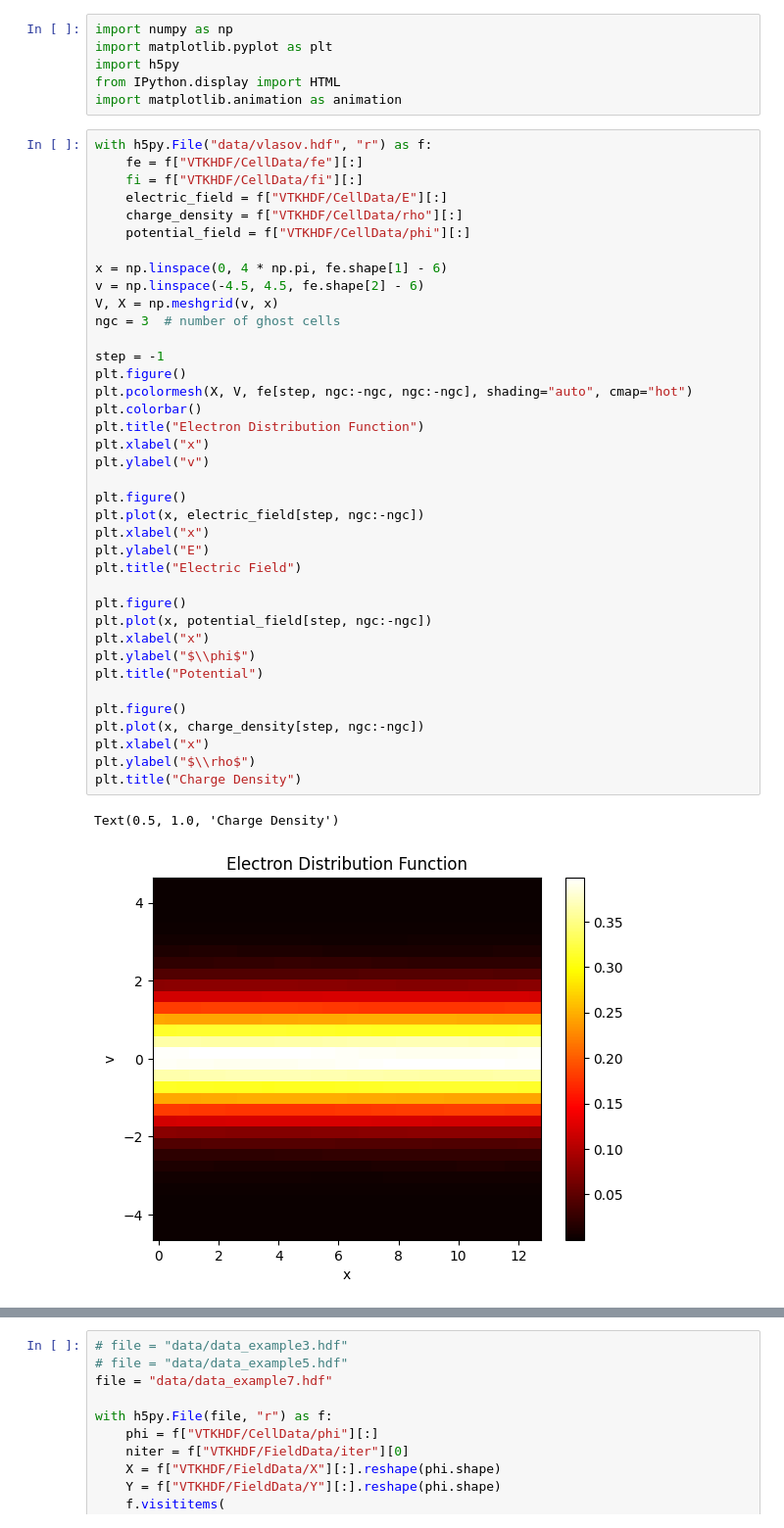
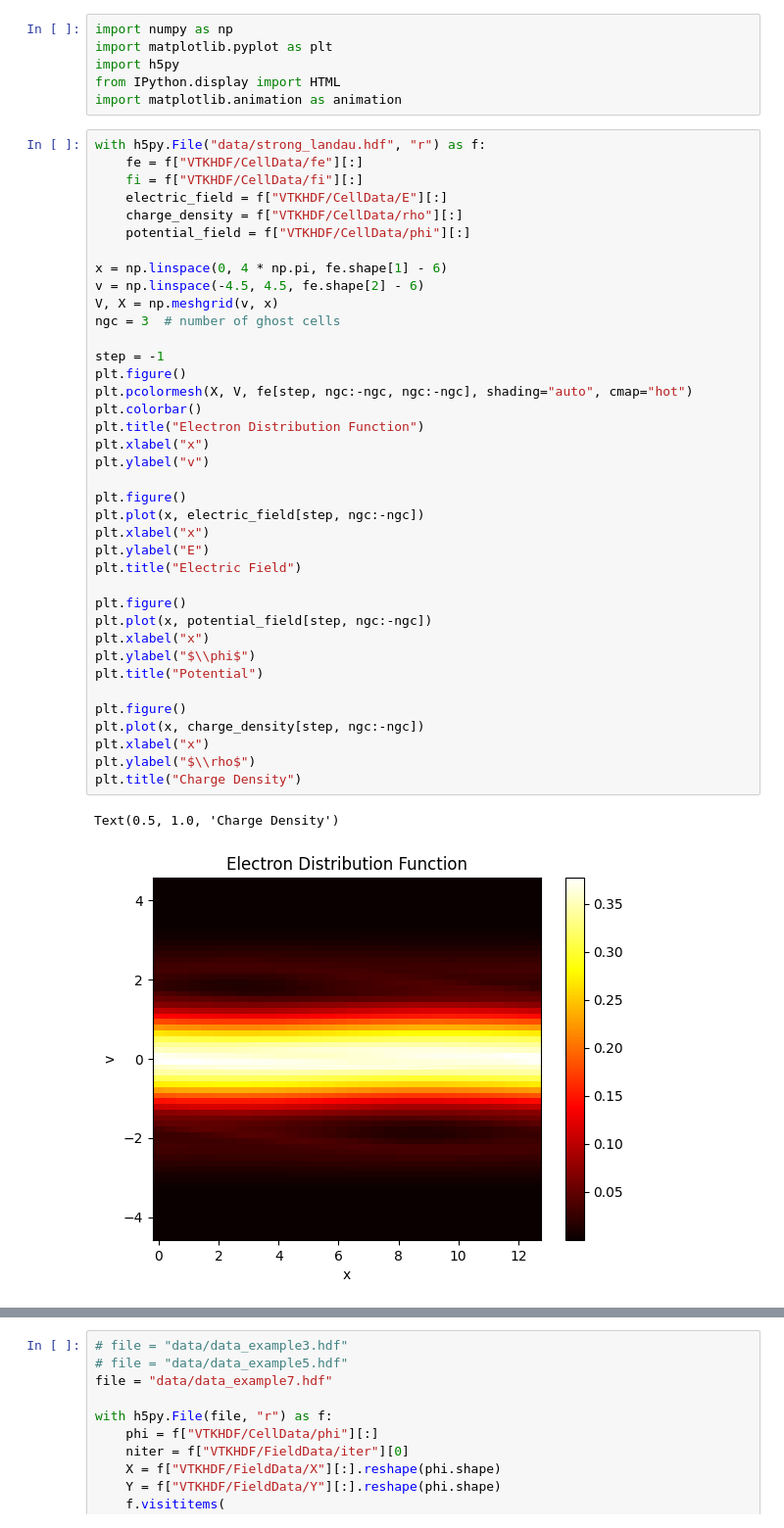
Before and after one commit to HuntFeng/vlasolver, a Jupyter notebook: analysis.ipynb, the cells around one changed output, grey strips where cells are left out. Shown: that part at 98% size. Saved outputs shown, nothing was run; the diff lists cells and outputs as text.

Commit message:
update analysis for strong landau damping

```diff
--- a/analysis.ipynb
+++ b/analysis.ipynb
@@ -5,7 +5,7 @@ import h5py
 from IPython.display import HTML
 import matplotlib.animation as animation
 # %%
-with h5py.File("data/vlasov.hdf", "r") as f:
+with h5py.File("data/strong_landau.hdf", "r") as f:
     fe = f["VTKHDF/CellData/fe"][:]
     fi = f["VTKHDF/CellData/fi"][:]
     electric_field = f["VTKHDF/CellData/E"][:]
@@ -17,31 +17,31 @@ v = np.linspace(-4.5, 4.5, fe.shape[2] - 6)
 V, X = np.meshgrid(v, x)
 ngc = 3  # number of ghost cells
 
 step = -1
 plt.figure()
 plt.pcolormesh(X, V, fe[step, ngc:-ngc, ngc:-ngc], shading="auto", cmap="hot")
 plt.colorbar()
 plt.title("Electron Distribution Function")
 plt.xlabel("x")
 plt.ylabel("v")
 
 plt.figure()
 plt.plot(x, electric_field[step, ngc:-ngc])
 plt.xlabel("x")
 plt.ylabel("E")
 plt.title("Electric Field")
 
 plt.figure()
 plt.plot(x, potential_field[step, ngc:-ngc])
 plt.xlabel("x")
 plt.ylabel("$\\phi$")
 plt.title("Potential")
 
 plt.figure()
 plt.plot(x, charge_density[step, ngc:-ngc])
 plt.xlabel("x")
 plt.ylabel("$\\rho$")
 plt.title("Charge Density")
 # %% [output]
 Text(0.5, 1.0, 'Charge Density')
-[figure, old version]
+[figure, new version]
```
Also changed, not shown: parts of 3 cells of this notebook.
